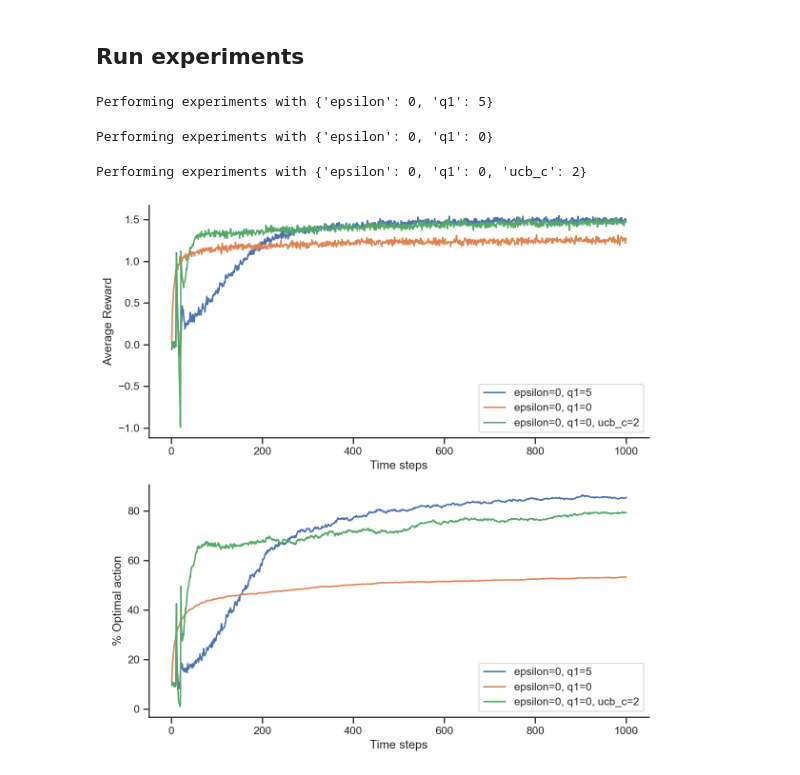
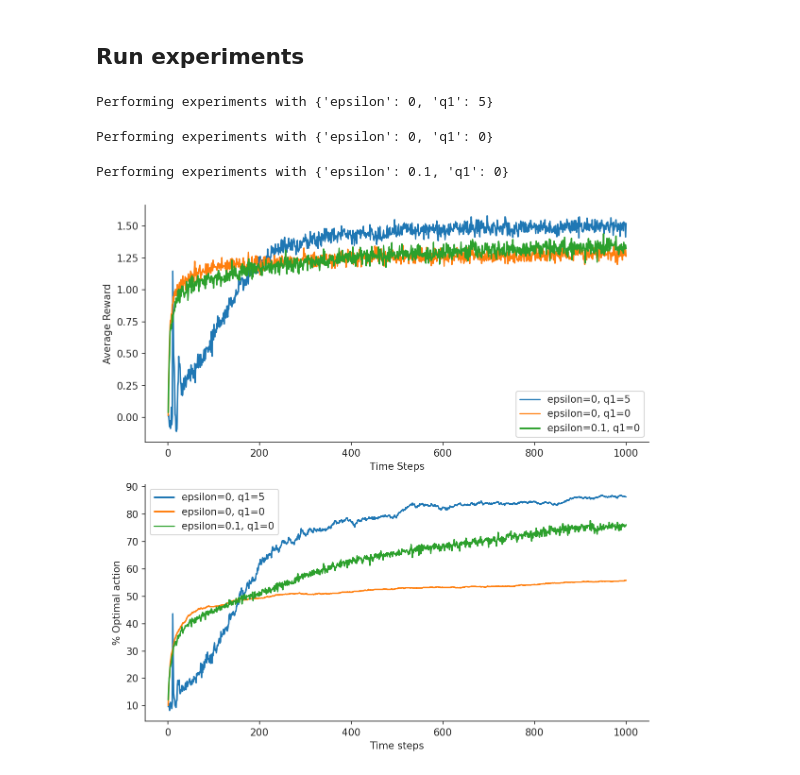
Before and after one commit to walkerlab/book_reinforcement_learning, a Jupyter notebook: Chapter2.ipynb, the cells around one changed output. Cells and saved outputs as stored; diff of their text form; code cells hidden in the pictures.

```diff
--- a/Chapter2.ipynb
+++ b/Chapter2.ipynb
@@ -117,8 +117,10 @@ def k_bandit(k=10, n_timesteps=1000, epsilon=0.0, q1=0, alpha=None, ucb_c=0, ran
 # %% [markdown]
 ## Run experiments
 # %%
-n_experiments = 2000
-params = [dict(epsilon=0, q1=5), dict(epsilon=0, q1=0), dict(epsilon=0, q1=0, ucb_c=2)]
+n_experiments = 1000
+# params = [dict(epsilon=0, q1=5), dict(epsilon=0, q1=0), dict(epsilon=0, q1=0, ucb_c=2)]
+params = [dict(epsilon=0, q1=5), dict(epsilon=0, q1=0), dict(epsilon=0.1, q1=0)]
+
 results = []
 
 # use a constant step alpha
@@ -137,37 +139,39 @@ for i, param in enumerate(params):
 # %% [output]
 Performing experiments with {'epsilon': 0, 'q1': 5}
 Performing experiments with {'epsilon': 0, 'q1': 0}
-Performing experiments with {'epsilon': 0, 'q1': 0, 'ucb_c': 2}
+Performing experiments with {'epsilon': 0.1, 'q1': 0}
 # %%
 labels = [', '.join('{}={}'.format(k, v) for k, v in entry.items()) for entry in params]
 
 fig, axs = plt.subplots(2, 1, dpi=150, figsize=(8, 8))
 
 
 ax = axs[0]
 
 for label, data in zip(labels, results):
     n_timesteps = len(data['average_reward'])
     timesteps = np.arange(n_timesteps) + 1
     ax.plot(timesteps, data['average_reward'], label=label)
 
-ax.set_xlabel('Time steps')
-ax.set_ylabel('Average Reward')
+# ax.set_xlabel('Time steps')
+# ax.set_ylabel('Average Reward')
+ax.set(xlabel='Time Steps', ylabel='Average Reward')
 sns.despine()
 ax.legend()
 
 ax = axs[1]
 
 for label, data in zip(labels, results):
     n_timesteps = len(data['average_best_action'])
     timesteps = np.arange(n_timesteps) + 1
     ax.plot(timesteps, 100 * data['average_best_action'], label=label)
 ax.set_xlabel('Time steps')
 ax.set_ylabel('% Optimal action')
+# ax.set_xlim([0, 50])
 ax.legend()
 sns.despine()
 
 
 fig.tight_layout()
 # %% [output]
-[figure, old version]
+[figure, new version]
```
Also changed, not shown: 1 other file.
